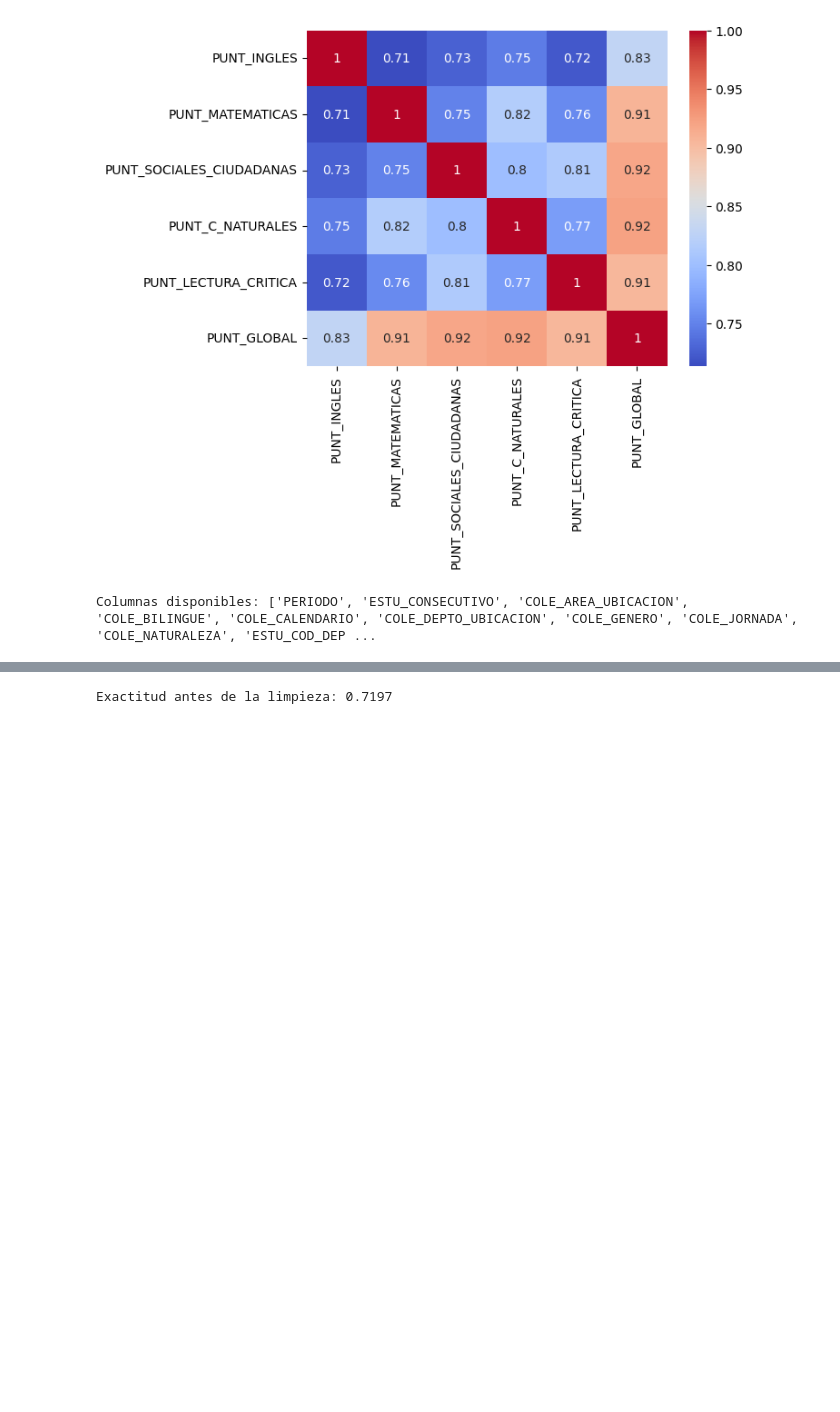
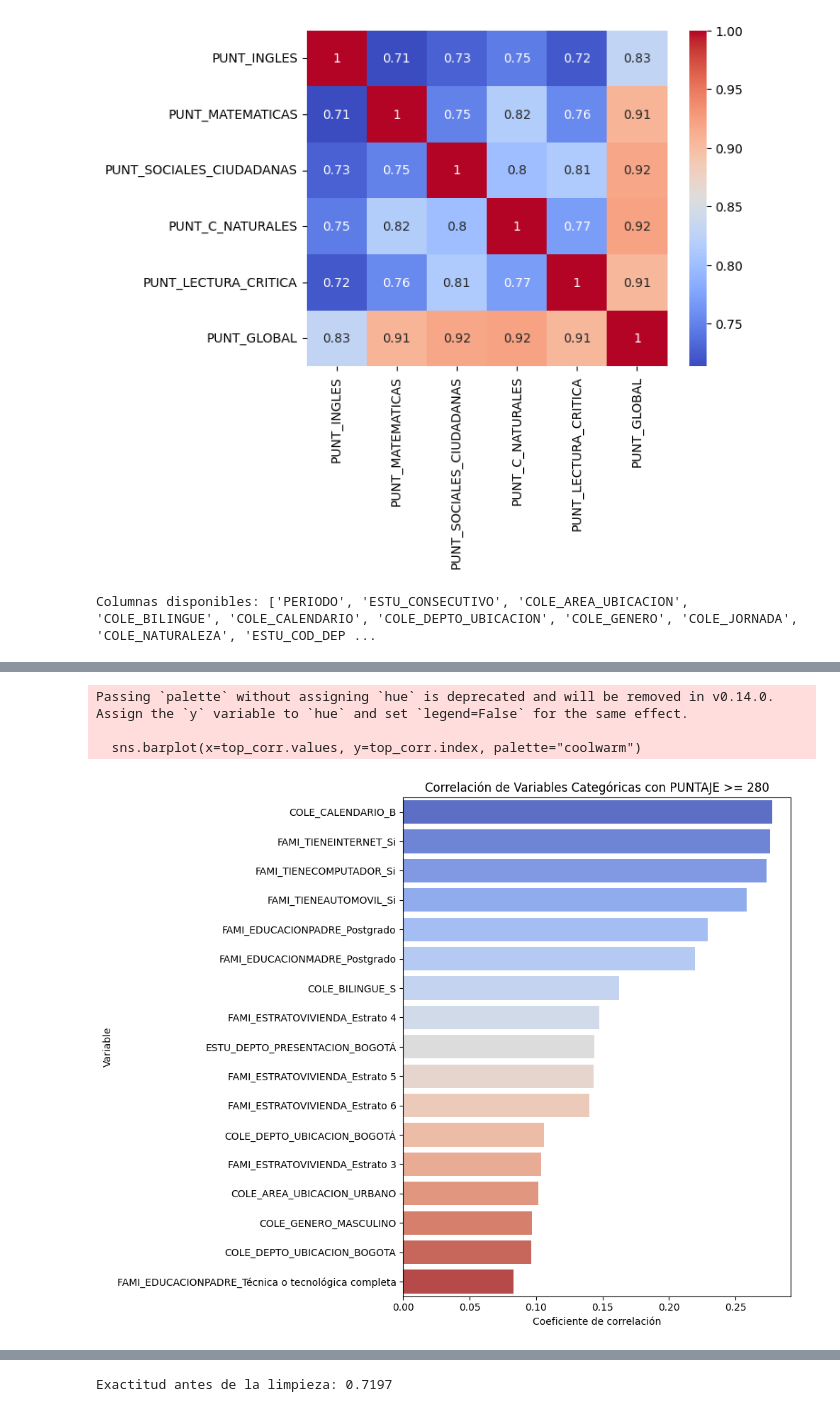
Before and after one commit to MiguelVel95/EspecMiguel, a Jupyter notebook: Trabajo Final/TrabajoFinal.ipynb, the cells around one changed output, grey strips where cells are left out. Saved outputs shown, nothing was run; the diff lists cells and outputs as text; code cells hidden in the pictures; blank space fills up the shorter version.

```diff
--- a/Trabajo Final/TrabajoFinal.ipynb
+++ b/Trabajo Final/TrabajoFinal.ipynb
@@ -204,3 +204,25 @@ print("Columnas disponibles:", df.columns.tolist())
 Columnas disponibles: ['PERIODO', 'ESTU_CONSECUTIVO', 'COLE_AREA_UBICACION', 'COLE_BILINGUE', 'COLE_CALENDARIO', 'COLE_DEPTO_UBICACION', 'COLE_GENERO', 'COLE_JORNADA', 'COLE_NATURALEZA', 'ESTU_COD_DEP ...
 # %%
 df_filtrado = df[(df['PUNT_GLOBAL'] >= 110) & (df['PUNT_GLOBAL'] <= 420)].copy()
+df_filtrado['Puntaje_Alto'] = (df_filtrado['PUNT_GLOBAL'] >= 280).astype(int)
+cols_objeto = [
+    'COLE_AREA_UBICACION',
+    'COLE_BILINGUE',
+    'COLE_CALENDARIO',
+    'COLE_DEPTO_UBICACION',
+    'COLE_GENERO',
+    'COLE_JORNADA',
+    'COLE_NATURALEZA',
+    'ESTU_DEPTO_PRESENTACION',
+    'ESTU_GENERO',
+    'FAMI_EDUCACIONMADRE',
+    'FAMI_EDUCACIONPADRE',
+    'FAMI_ESTRATOVIVIENDA',
+    'FAMI_TIENEAUTOMOVIL',
+    'FAMI_TIENECOMPUTADOR',
+    'FAMI_TIENEINTERNET'
+]
+# Apply get_dummies to df_filtrado which contains 'Puntaje_Alto'
+df_encoded = pd.get_dummies(df_filtrado[cols_objeto + ['Puntaje_Alto']], drop_first=True)
+correlaciones = df_encoded.corr()['Puntaje_Alto'].sort_values(ascending=False)
+print(correlaciones)
@@ -207,3 +242,22 @@ df_filtrado = df[(df['PUNT_GLOBAL'] >= 110) & (df['PUNT_GLOBAL'] <= 420)].copy()
+# %%
+import seaborn as sns
+import matplotlib.pyplot as plt
+
+# Tomar solo las top correlaciones relevantes
+top_corr = correlaciones[1:18]  # excluye la correlación perfecta consigo misma (1.0)
+
+plt.figure(figsize=(10, 8))
+sns.barplot(x=top_corr.values, y=top_corr.index, palette="coolwarm")
+plt.title("Correlación de Variables Categóricas con PUNTAJE >= 280")
+plt.xlabel("Coeficiente de correlación")
+plt.ylabel("Variable")
+plt.tight_layout()
+plt.show()
+# %% [output]
+Passing `palette` without assigning `hue` is deprecated and will be removed in v0.14.0. Assign the `y` variable to `hue` and set `legend=False` for the same effect.
+
+  sns.barplot(x=top_corr.values, y=top_corr.index, palette="coolwarm")
+[figure, added]
 # %%
 df_filtrado.describe(include='all')
 # %% [output]
```
Also changed, not shown: parts of 9 cells of this notebook.
